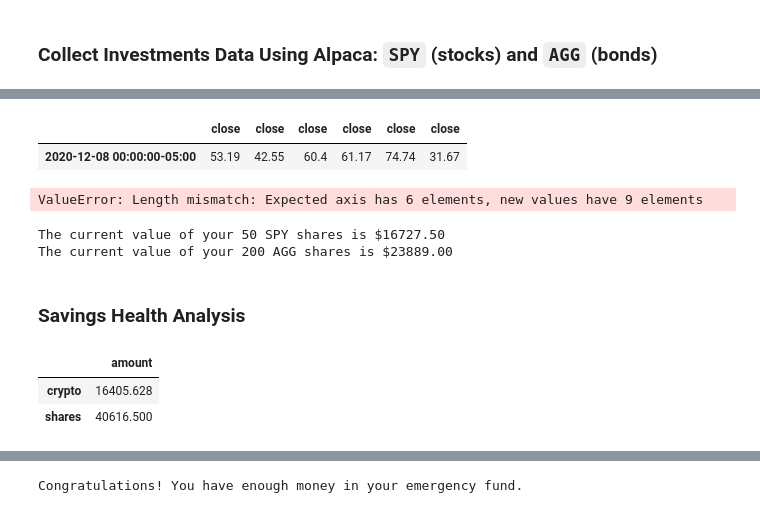
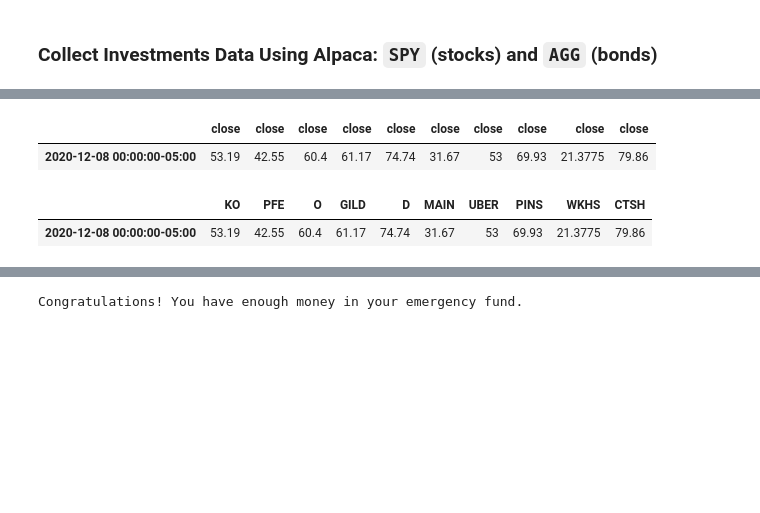
Before and after one commit to silvainfm/Project_1, a Jupyter notebook: Project 1/financial-planner.ipynb, the cells around one changed output, grey strips where cells are left out. Drawn from its saved outputs; the diff is of its cells as text; code cells hidden in the pictures; blank space fills up the shorter version.

Commit message:
Get values for stock and bonds

```diff
--- a/Project 1/financial-planner.ipynb
+++ b/Project 1/financial-planner.ipynb
@@ -84,7 +89,7 @@ pd.set_option('display.max_colwidth', -1)
 current_date = pd.Timestamp('2020-12-08', tz='America/New_York').isoformat()
 
 # Set the tickers
-tickers = ["KO", "PFE", 'O', 'GILD', 'D', 'MAIN', 'UBER', 'PINS', 'WKHS']
+tickers = ["KO", "PFE", 'O', 'GILD', 'D', 'MAIN', 'UBER', 'PINS', 'WKHS', 'CTSH']
 
 # Set timeframe to '1D' for Alpaca API
 timeframe = "1D"
@@ -107,39 +106,15 @@ Name: close, dtype: float64
 # %%
 # Pick close prices
 new_data = pd.concat([ticker_data['KO']['close'], ticker_data['PFE']['close'], ticker_data['O']['close'], ticker_data['GILD']['close'], ticker_data['D']['close'], ticker_data['MAIN']['close'],
-                     ticker_data['KO']['close'], ticker_data['KO']['close'], ticker_data['KO']['close']],
+                     ticker_data['UBER']['close'], ticker_data['PINS']['close'], ticker_data['WKHS']['close'], ticker_data['CTSH']['close']],
                     axis=1)
-pfe_close = ticker_data.iloc[0, 8]
 new_data
 # %% [output]
-|  | close | close | close | close | close | close |
-| 2020-12-08 00:00:00-05:00 | 53.19 | 42.55 | 60.4 | 61.17 | 74.74 | 31.67 |
+|  | close | close | close | close | close | close | close | close | close | close |
+| 2020-12-08 00:00:00-05:00 | 53.19 | 42.55 | 60.4 | 61.17 | 74.74 | 31.67 | 53 | 69.93 | 21.3775 | 79.86 |
 # %%
-new_data.columns = ['KO', 'PFE', 'O', 'GILD', 'D', 'MAIN', 'UBER', 'PINS', 'WKHS']
+new_data.columns = ['KO', 'PFE', 'O', 'GILD', 'D', 'MAIN', 'UBER', 'PINS', 'WKHS', 'CTSH']
+new_data
 # %% [output]
-ValueError: Length mismatch: Expected axis has 6 elements, new values have 9 elements
+|  | KO | PFE | O | GILD | D | MAIN | UBER | PINS | WKHS | CTSH |
+| 2020-12-08 00:00:00-05:00 | 53.19 | 42.55 | 60.4 | 61.17 | 74.74 | 31.67 | 53 | 69.93 | 21.3775 | 79.86 |
-# %%
-# Compute the current value of shares
-# YOUR CODE HERE!
-
-# Print current value of share
-print(f"The current value of your {my_spy} SPY shares is ${my_spy_value:0.2f}")
-print(f"The current value of your {my_agg} AGG shares is ${my_agg_value:0.2f}")
-# %% [output]
-The current value of your 50 SPY shares is $16727.50
-The current value of your 200 AGG shares is $23889.00
-# %% [markdown]
-### Savings Health Analysis
-# %%
-# Set monthly household income
-# YOUR CODE HERE!
-
-# Create savings DataFrame
-# YOUR CODE HERE!
-
-# Display savings DataFrame
-display(df_savings)
-# %% [output]
-|  | amount |
-| crypto | 16405.628 |
-| shares | 40616.500 |
```
Also changed, not shown: parts of 11 cells of this notebook.
